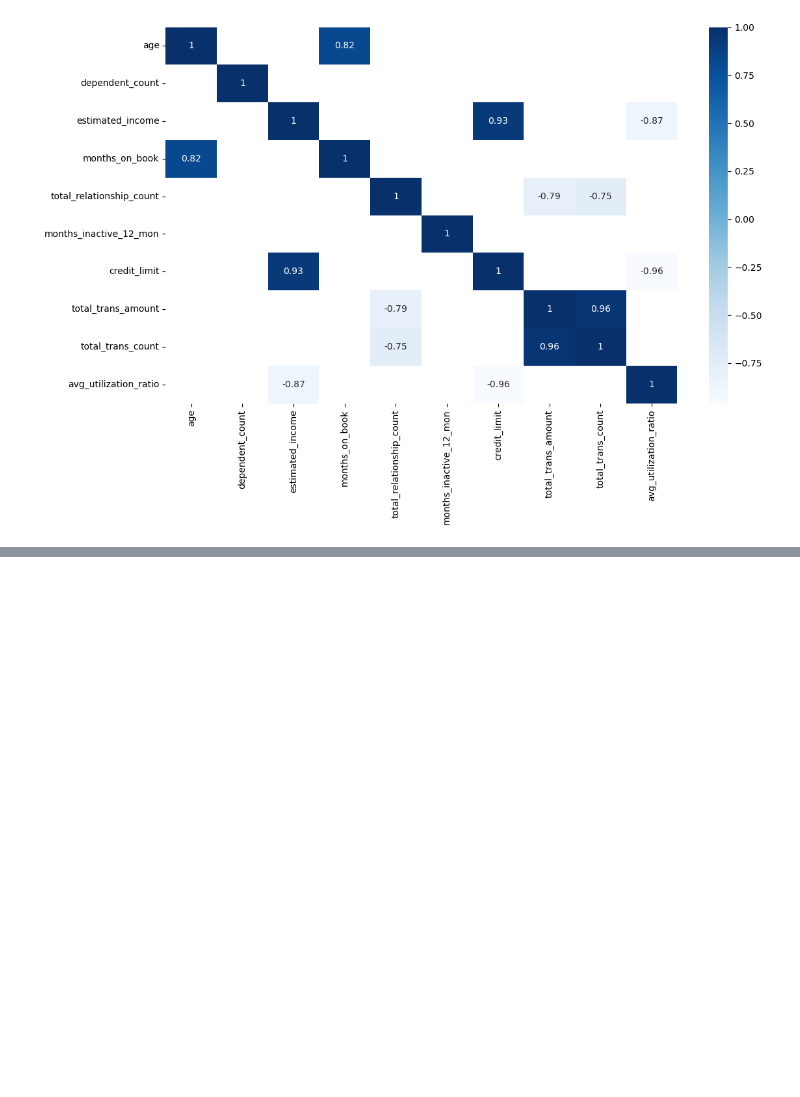
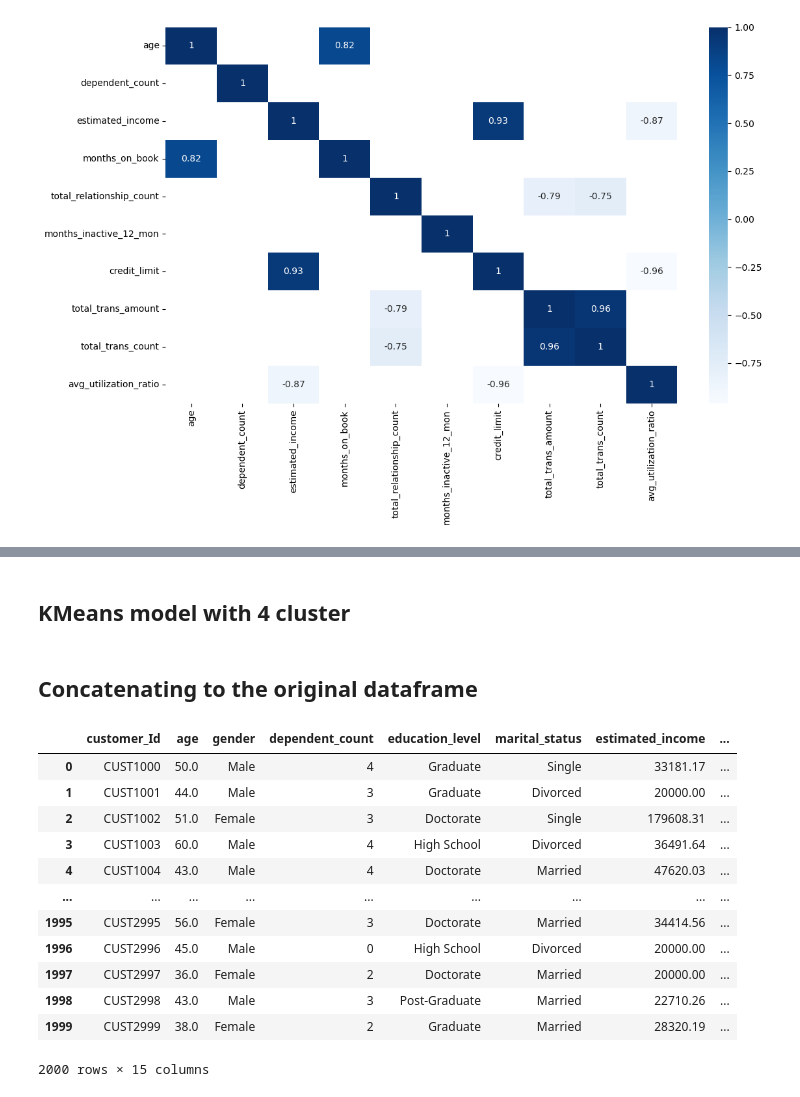
Before and after one commit to vishaltechevangelist/project-segementing-credit-card-customer-using-kmeans, a Jupyter notebook: Credit Card Customer Segmentation.ipynb, the cells around one changed output, grey strips where cells are left out. Saved outputs shown, nothing was run; the diff lists cells and outputs as text; code cells hidden in the pictures; blank space fills up the shorter version.

```diff
--- a/Credit Card Customer Segmentation.ipynb
+++ b/Credit Card Customer Segmentation.ipynb
@@ -105,0 +221,2 @@ plt.tight_layout()
+# %% [markdown]
+## KMeans model with 4 cluster
@@ -105,0 +226,19 @@ plt.tight_layout()
+# %% [markdown]
+## Concatenating to the original dataframe
+# %%
+df['Cluster'] = y + 1
+df
+# %% [output]
+|  | customer_Id | age | gender | dependent_count | education_level | marital_status | estimated_income | ... |
+| 0 | CUST1000 | 50.0 | Male | 4 | Graduate | Single | 33181.17 | ... |
+| 1 | CUST1001 | 44.0 | Male | 3 | Graduate | Divorced | 20000.00 | ... |
+| 2 | CUST1002 | 51.0 | Female | 3 | Doctorate | Single | 179608.31 | ... |
+| 3 | CUST1003 | 60.0 | Male | 4 | High School | Divorced | 36491.64 | ... |
+| 4 | CUST1004 | 43.0 | Male | 4 | Doctorate | Married | 47620.03 | ... |
+| ... | ... | ... | ... | ... | ... | ... | ... | ... |
+| 1995 | CUST2995 | 56.0 | Female | 3 | Doctorate | Married | 34414.56 | ... |
+| 1996 | CUST2996 | 45.0 | Male | 0 | High School | Divorced | 20000.00 | ... |
+| 1997 | CUST2997 | 36.0 | Female | 2 | Doctorate | Married | 20000.00 | ... |
+| 1998 | CUST2998 | 43.0 | Male | 3 | Post-Graduate | Married | 22710.26 | ... |
+| 1999 | CUST2999 | 38.0 | Female | 2 | Graduate | Married | 28320.19 | ... |
+2000 rows × 15 columns
```
Also changed, not shown: parts of 16 cells of this notebook.
